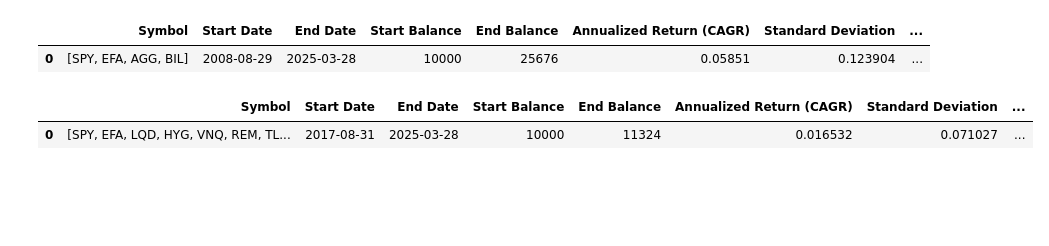
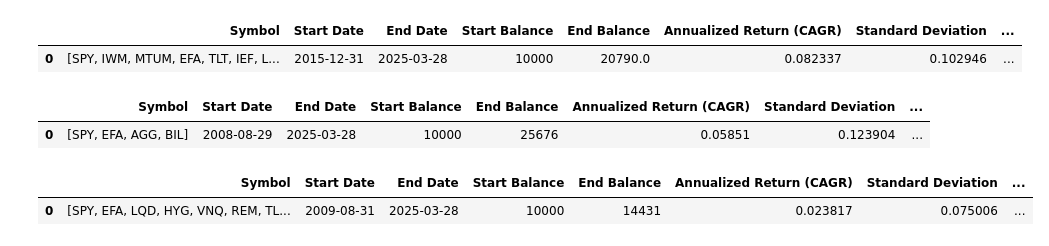
Before and after one commit to KKangTaee/Finance, a Jupyter notebook: test5.ipynb, the cells around one changed output. Cells and saved outputs as stored; diff of their text form; code cells hidden in the pictures; blank space fills up the shorter version.

```diff
--- a/test5.ipynb
+++ b/test5.ipynb
@@ -491,6 +491,11 @@ def gtaa():
     df = rebalancing_taa(df, 3)
     # display(df)
     display(get_performance(df))
+
+gtaa()
+# %% [output]
+|  | Symbol | Start Date | End Date | Start Balance | End Balance | Annualized Return (CAGR) | Standard Deviation | ... |
+| 0 | [SPY, IWM, MTUM, EFA, TLT, IEF, L... | 2015-12-31 | 2025-03-28 | 10000 | 20790.0 | 0.082337 | 0.102946 | ... |
 # %%
 # 오리지널 듀얼모멘텀 전략
 # SPY, EFA(선진국주식), AGG(미국채권) 투자
@@ -599,7 +604,7 @@ original_dual_momentum()
 # 4. 불경기 - TLT, GLD
 # 각 파트별 1개씩 투자함 (25% 배분)
 # 최근 12개월 수익률을 비교해서 1개씩 선별함.
-# 근데, ETF 수익 모두가 BIL 수익보다 낮으면,
+# 근데, 파트의 ETF 수익 모두가 BIL 수익보다 낮으면, BIL로 리벨런싱
 def composite_dual_momentum():
 
     def get_selected_assets(row):
@@ -651,8 +656,9 @@ def composite_dual_momentum():
 
 
     init_balance = 10000
+
     symbols = ['SPY','EFA','LQD','HYG', 'VNQ', 'REM','TLT','GLD', 'BIL']
-    df = get_stock_data_with_ma(symbols=symbols, start_date='2016-08-01', end_date='2025-03-31', mas=[10], type='ma_month')
+    df = get_stock_data_with_ma(symbols=symbols, start_date='2008-08-01', end_date='2025-03-31', mas=[10], type='ma_month')
     df = filter_close_last_month(df)
     df = get_profit_ratio_avg(df, [12])
 
@@ -682,31 +688,31 @@ def composite_dual_momentum():
             end_balance = []
             for i in range(len(prev_restart_balance)):
                 symbol_idx = df.at[0, 'Symbol'].index(prev_restart_asset[i])
                 prev_close = df.at[idx-1,'Result Close'][symbol_idx]
                 curr_close = df.at[idx, 'Result Close'][symbol_idx]
                 change_rate = (curr_close - prev_close) / prev_close
                 symbol_val = int(prev_restart_balance[i] *(1+ change_rate))
                 end_balance.append(symbol_val)
 
             balance = sum([b for b in end_balance])
 
             df.at[idx, 'End Balance'] = end_balance
             df.at[idx, 'Balance'] = balance
 
         split_balance = int(balance / len(restart_asset))
         restart_balance = []
         if len(restart_asset) > 0:
             for _ in  range(len(restart_asset)):
                 restart_balance.append(split_balance)
                 balance -= split_balance
 
         df.at[idx, 'Restart Balance'] = restart_balance
 
     # display(df)
     df = get_performance(df)
     display(df)
 
 composite_dual_momentum()
 # %% [output]
 |  | Symbol | Start Date | End Date | Start Balance | End Balance | Annualized Return (CAGR) | Standard Deviation | ... |
-| 0 | [SPY, EFA, LQD, HYG, VNQ, REM, TL... | 2017-08-31 | 2025-03-28 | 10000 | 11324 | 0.016532 | 0.071027 | ... |
+| 0 | [SPY, EFA, LQD, HYG, VNQ, REM, TL... | 2009-08-31 | 2025-03-28 | 10000 | 14431 | 0.023817 | 0.075006 | ... |
```
Also changed, not shown: parts of 7 cells of this notebook, 8 other files.
